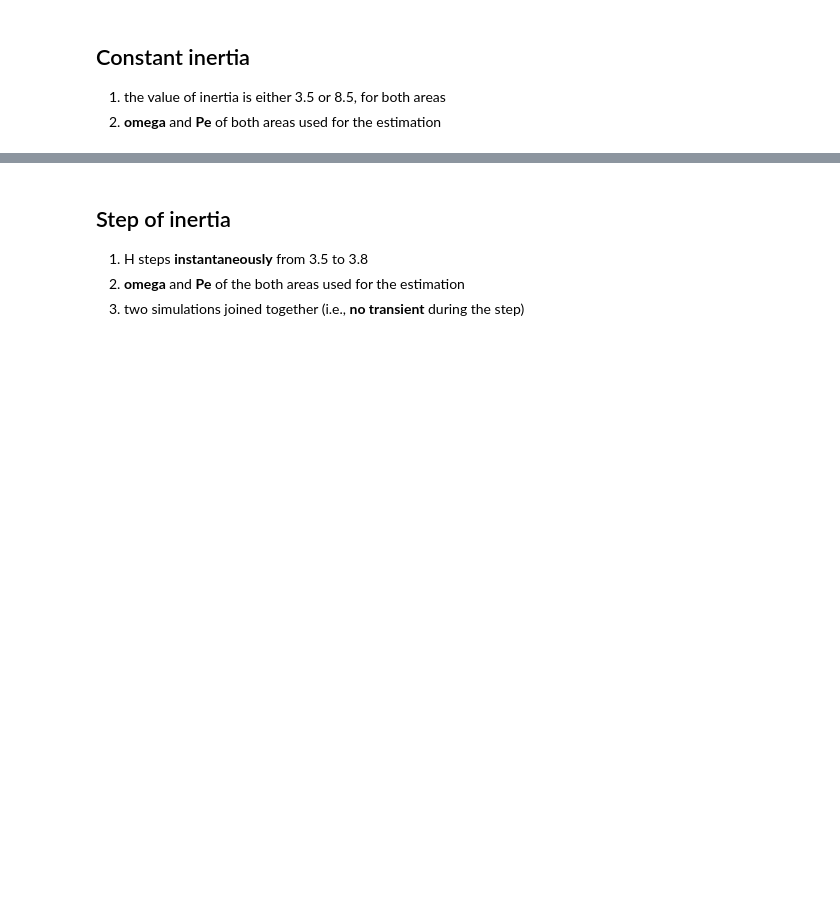
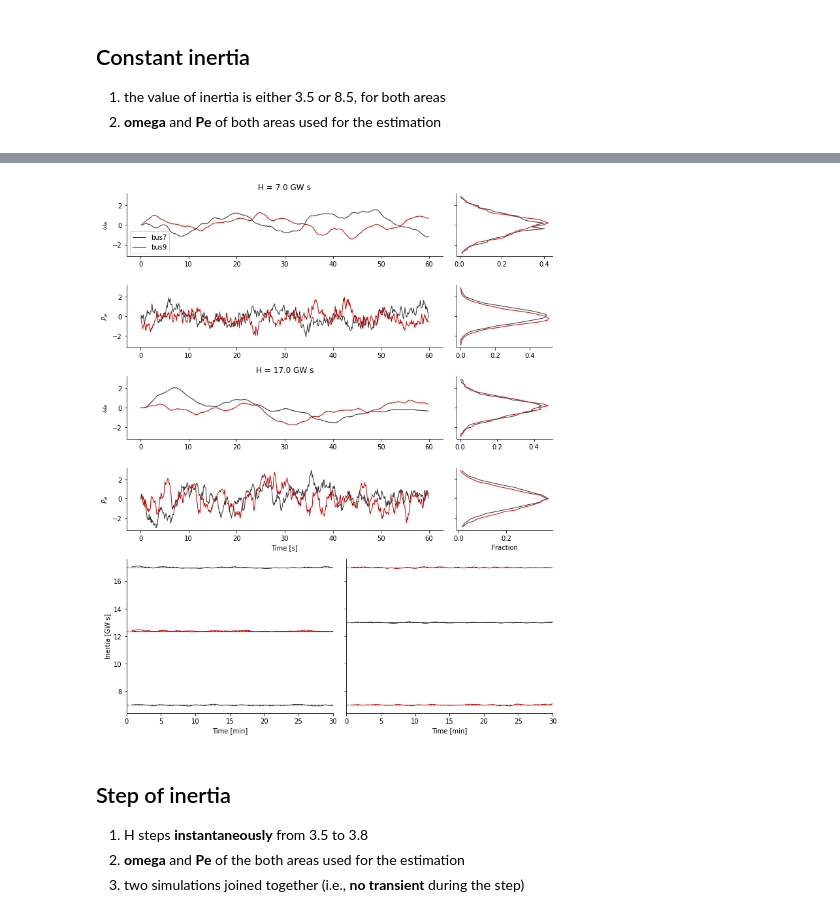
Before and after one commit to danielelinaro/inertia, a Jupyter notebook: notebooks/Inertia_estimation_two-area_multi_area.ipynb, the cells around one changed output, grey strips where cells are left out. Saved outputs shown, nothing was run; the diff lists cells and outputs as text; code cells hidden in the pictures; blank space fills up the shorter version.

```diff
--- a/notebooks/Inertia_estimation_two-area_multi_area.ipynb
+++ b/notebooks/Inertia_estimation_two-area_multi_area.ipynb
@@ -31,6 +31,7 @@ D = 2
 DZA = 60
 energy_inertia = True
 num_stochastic_loads = 1
+network_name = 'two-area'
 
 if energy_inertia:
     tag = Tag('area_inertia_global')
@@ -42,7 +43,7 @@ else:
     func = np.mean
     inertia_units = 's'
     suffix = 'coi_inertia'
-query = Tag('two-area') & \
+query = Tag(network_name) & \
         Tag('_'.join([f'area{area_id}' for area_id in area_IDs])) & \
         Tag(f'D={D}') & \
         Tag(f'DZA={DZA}') & \
@@ -167,7 +192,7 @@ for i,(H,bus_ID) in enumerate(zip(H_values, bus_IDs)):
         h = [np.sum(H[:2]), np.sum(H[2:])]
     else:
         h = [np.mean(H[:2]), np.mean(H[2:])]
-    ax[k*2][0].set_title(f'H = {h[j]} /s')
+    ax[k*2][0].set_title(f'H = {h[j]} {inertia_units}')
     ax[-1][j].set_xlabel('Time [min]')
 
     for l,var_name in enumerate(var_names):
@@ -179,33 +204,35 @@ for i,(H,bus_ID) in enumerate(zip(H_values, bus_IDs)):
         ax[m][1].plot(n, edges[:-1] + np.diff(edges[:2])[0] / 2, color=col[j], lw=1)
 
     ax[-1][j].plot(time[[0,-1]] / 60, h[0] + np.zeros(2), '--', color=col[0], lw=1)
     ax[-1][j].plot(time[[0,-1]] / 60, h[1] + np.zeros(2), '--', color=col[1], lw=1)
     ax[-1][j].plot(time / 60, inertia[i][:,0], color=col[0], lw=1)
     ax[-1][j].plot(time / 60, inertia[i][:,1], color=col[1], lw=1)
 
 for a in ax:
     for side in 'right','top':
         for i in range(2):
             a[i].spines[side].set_visible(False)
 
 ax[0][0].legend(loc='best')
 for i in range(len(ax)):
     if i < len(ax) - 2:
         ax[i][0].get_shared_x_axes().join(ax[i][0], ax[i+1][0])
     ax[i][0].get_shared_y_axes().join(ax[i][0], ax[i][1])
     ax[i][1].set_yticklabels([])
 
 for i in range(0, len(ax)-1, 2):
     ax[i][0].set_ylabel(r'$\omega_{e}$')
     ax[i+1][0].set_ylabel(r'$P_{e}$')
 ax[-1][0].get_shared_x_axes().join(ax[-1][0], ax[-1][1])
 
 ax[-1][0].set_xlim([0,30])
 ax[-1][0].set_ylabel(f'Inertia [{inertia_units}]')
 ax[-2][0].set_xlabel('Time [s]')
 ax[-2][1].set_xlabel('Fraction')
 fig.tight_layout()
 fig.savefig(f'multi_area_prediction_const_H_{suffix}.pdf')
+# %% [output]
+[figure, added]
 # %% [markdown]
 ## Step of inertia
 1. H steps **instantaneously** from 3.5 to 3.8
```
Also changed, not shown: parts of 31 cells of this notebook, 6 other files.
